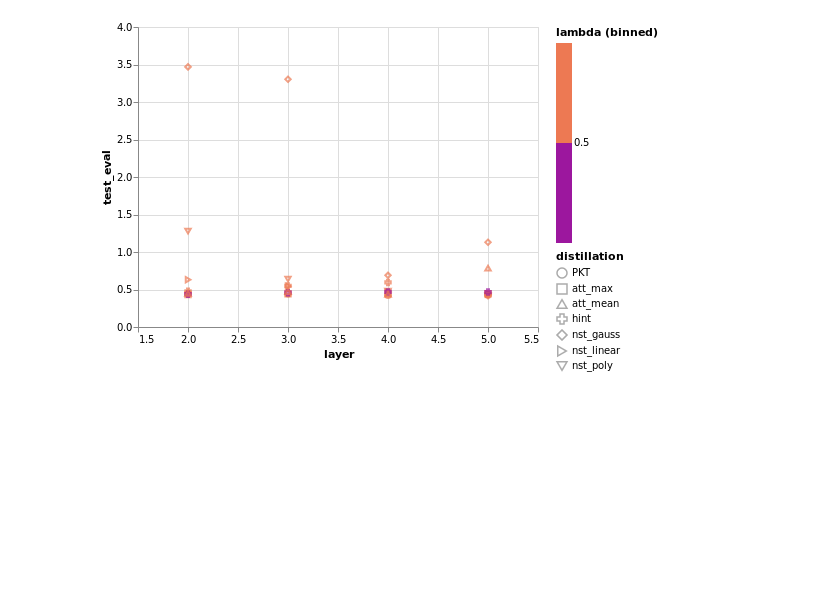
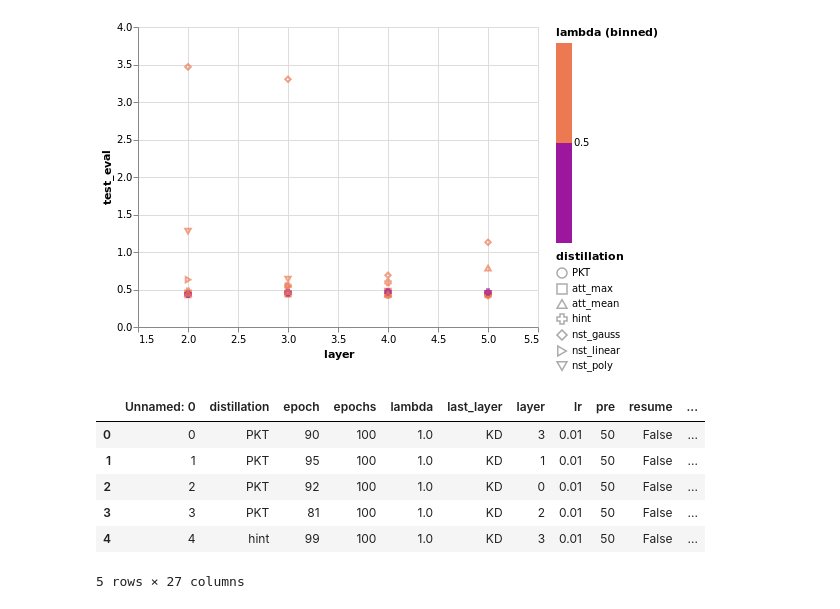
Before and after one commit to jpcosec/Memoria, a Jupyter notebook: Viz.ipynb, the cells around one changed output. Drawn from its saved outputs; the diff is of its cells as text; code cells hidden in the pictures; blank space fills up the shorter version.

```diff
--- a/Viz.ipynb
+++ b/Viz.ipynb
@@ -89,0 +59,24 @@ source
+# %%
+import altair as alt
+
+folder="./Cifar10/ResNet101/students/"
+mid_folders="MobileNet-KD       MobileNet-KDCE  ResNet18-KD     ResNet18-KDCE".split()
+ce_test_acc={'MobileNet':87.8,
+             'ResNet18':90.58}
+ce_train_acc={'MobileNet':95.73,
+             'ResNet18':98.15}
+source = pd.concat([pd.read_csv(folder+mid_folder+"/summary.csv") for mid_folder in mid_folders])
+
+
+source=source.fillna(1)
+
+source['layer']=[row['layer']-2 if row['student']=="ResNet18" else row['layer'] for i,row in source.iterrows()]
+source['last_layer']=['KD' if row['last_layer']==1 else row['last_layer'] for i,row in source.iterrows()]
+source['last_layer']=['KD-CE' if row['last_layer']=='KD_CE' else row['last_layer'] for i,row in source.iterrows()]
+source['last_layer']=['KD-CE' if row['last_layer']=='KDCE,T-8' else row['last_layer'] for i,row in source.iterrows()]
+source['last_layer']=['KD' if row['last_layer']=='KD,T-8' else row['last_layer'] for i,row in source.iterrows()]
+source.to_csv('todo.csv')
+
+source['student last_layer']=[row['student']+","+row['last_layer'] for i,row in source.iterrows()]
+source['student_CE_train_Acc']=[ce_test_acc[row['student']] for i,row in source.iterrows()]
+source['student_CE_test_Acc']=[ce_test_acc[row['student']] for i,row in source.iterrows()]
@@ -138,3 +177,13 @@ plot_gen()
 # %% [output]
 <vega.vegalite.VegaLite at 0x...>
 [figure]
+# %%
+source.head()
+# %% [output]
+|  | Unnamed: 0 | distillation | epoch | epochs | lambda | last_layer | layer | lr | pre | resume | ... |
+| 0 | 0 | PKT | 90 | 100 | 1.0 | KD | 3 | 0.01 | 50 | False | ... |
+| 1 | 1 | PKT | 95 | 100 | 1.0 | KD | 1 | 0.01 | 50 | False | ... |
+| 2 | 2 | PKT | 92 | 100 | 1.0 | KD | 0 | 0.01 | 50 | False | ... |
+| 3 | 3 | PKT | 81 | 100 | 1.0 | KD | 2 | 0.01 | 50 | False | ... |
+| 4 | 4 | hint | 99 | 100 | 1.0 | KD | 3 | 0.01 | 50 | False | ... |
+5 rows × 27 columns
```
Also changed, not shown: parts of 15 cells of this notebook, 6 other files.
